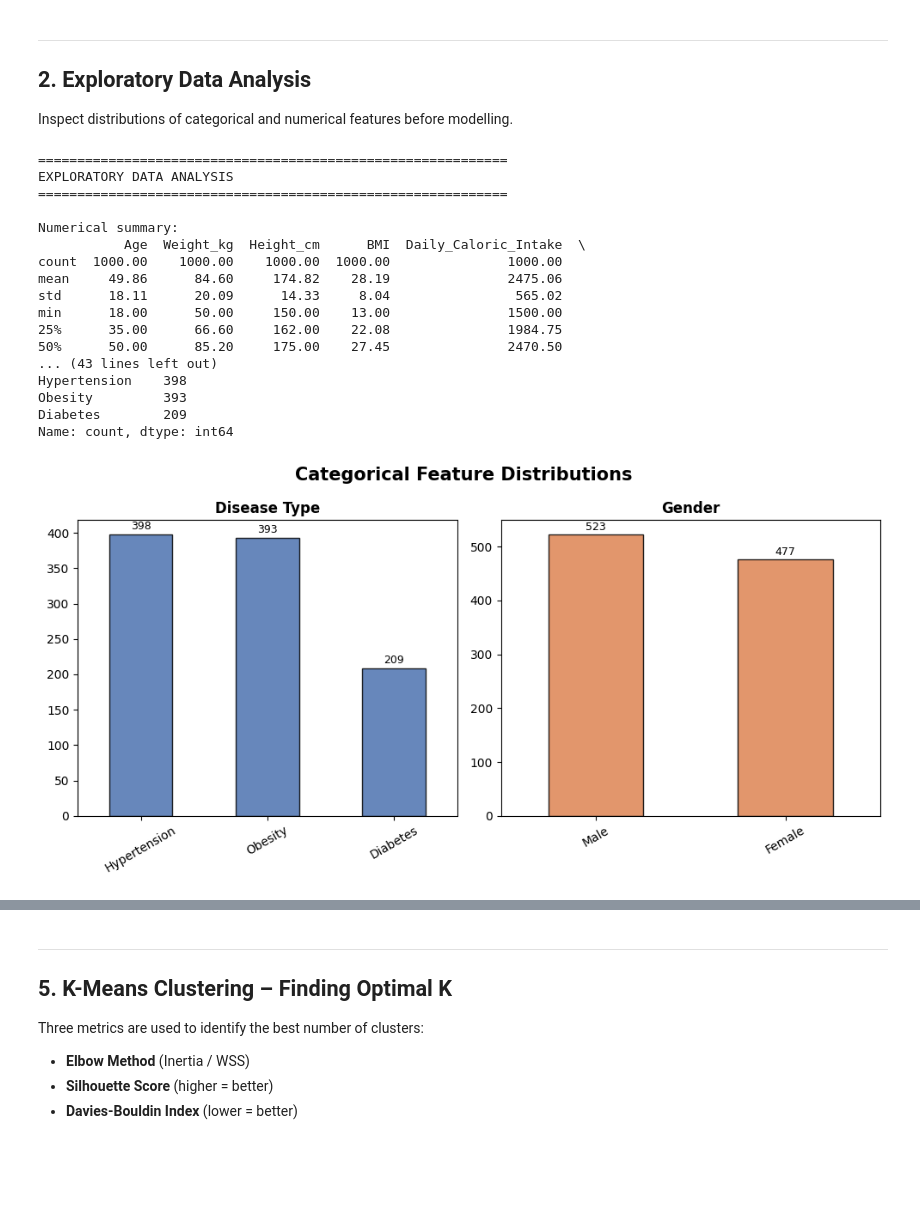
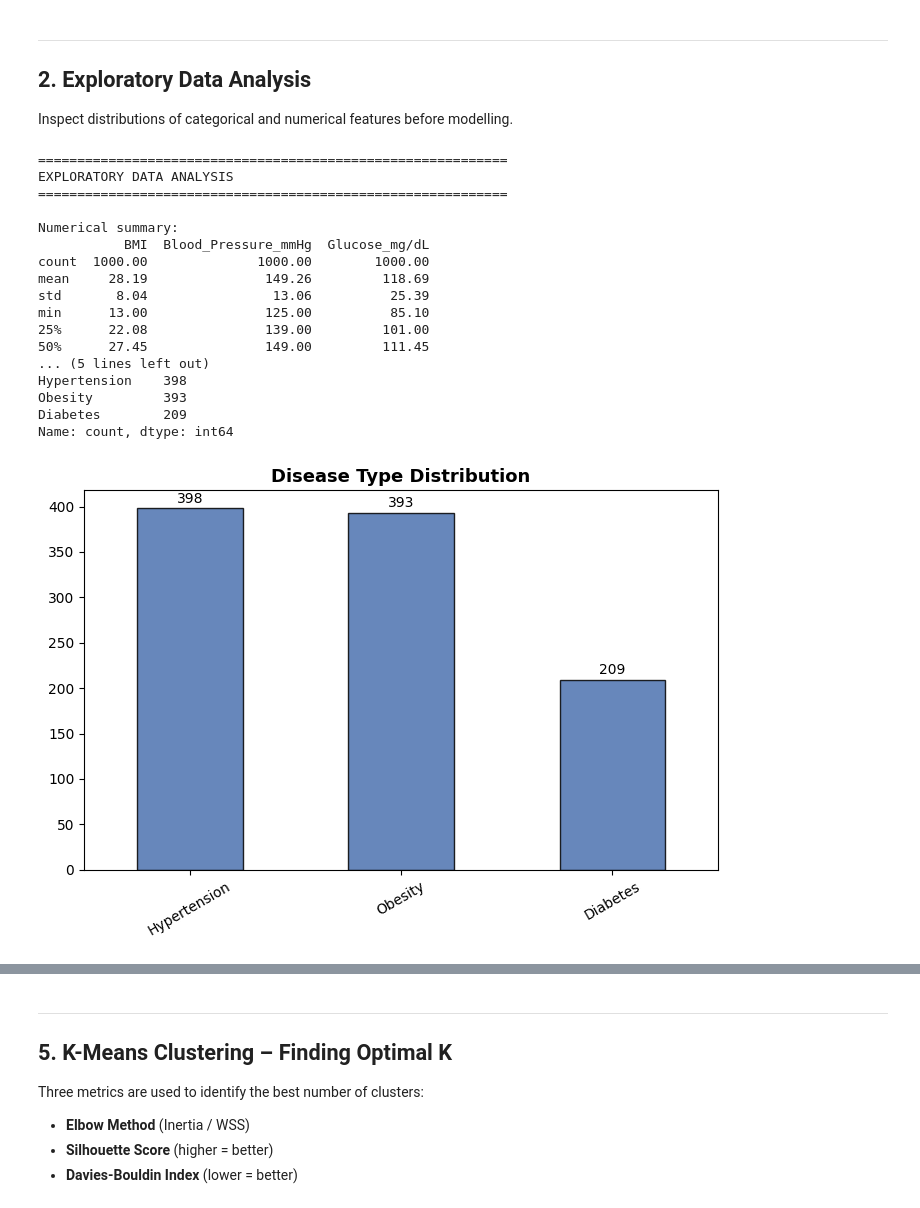
Before and after one commit to Fahad-Nawar/disease-subgroup-discovery, a Jupyter notebook: dietary_analysis.ipynb, the cells around one changed output, grey strips where cells are left out. Cells and saved outputs as stored; diff of their text form; code cells hidden in the pictures; blank space fills up the shorter version.

```diff
--- a/dietary_analysis.ipynb
+++ b/dietary_analysis.ipynb
@@ -38,7 +38,7 @@ from scipy.cluster.hierarchy import dendrogram, linkage
 import os, glob
 
 # Auto-locate the CSV regardless of working directory (local or Colab)
-_csv_name = "diet_recommendations_dataset (best).csv"
+_csv_name = "dataset for machine project.csv"
 _candidates = [
     f"dataset/{_csv_name}",
     f"../{_csv_name}",
@@ -58,6 +58,11 @@ if _found is None:
 print(f"Dataset found at: {_found}")
 df = pd.read_csv(_found)
 
+# Drop any all-NaN trailing columns from CSV export artifacts
+df = df.dropna(axis=1, how="all")
+# Drop rows with missing values in the three biomarkers
+df = df.dropna(subset=["BMI", "Glucose_mg/dL", "Blood_Pressure_mmHg"]).reset_index(drop=True)
+
 print("=" * 60)
 print("DATASET OVERVIEW")
 print("=" * 60)
@@ -90,51 +95,45 @@ Inspect distributions of categorical and numerical features before modelling.
 # %%
 print("\n" + "=" * 60)
 print("EXPLORATORY DATA ANALYSIS")
 print("=" * 60)
 
 print("\nNumerical summary:")
 print(df.describe().round(2))
 
-print("\nCategorical distributions:")
-for col in ["Gender", "Disease_Type"]:
-    print(f"\n{col}:\n{df[col].value_counts()}")
+print("\nDisease_Type distribution:")
+print(df["Disease_Type"].value_counts())
 
-# Plot categorical distributions (1×2 grid)
-fig, axes = plt.subplots(1, 2, figsize=(10, 5))
-fig.suptitle("Categorical Feature Distributions", fontsize=15, fontweight="bold")
-cats   = ["Disease_Type", "Gender"]
-colors = ["#4C72B0", "#DD8452"]
-for ax, col, color in zip(axes, cats, colors):
-    counts = df[col].value_counts()
-    counts.index = counts.index.astype(str)
-    counts.plot(kind="bar", ax=ax, color=color, edgecolor="black", alpha=0.85)
-    ax.set_title(col.replace("_", " "), fontsize=12, fontweight="bold")
-    ax.set_xlabel("")
-    ax.tick_params(axis="x", rotation=30)
-    for bar in ax.patches:
-        ax.text(bar.get_x() + bar.get_width() / 2,
-                bar.get_height() + 3, int(bar.get_height()),
-                ha="center", va="bottom", fontsize=9)
+# Plot disease distribution
+fig, ax = plt.subplots(figsize=(7, 5))
+counts = df["Disease_Type"].value_counts()
+counts.plot(kind="bar", ax=ax, color="#4C72B0", edgecolor="black", alpha=0.85)
+ax.set_title("Disease Type Distribution", fontsize=13, fontweight="bold")
+ax.set_xlabel("")
+ax.tick_params(axis="x", rotation=30)
+for bar in ax.patches:
+    ax.text(bar.get_x() + bar.get_width() / 2,
+            bar.get_height() + 3, int(bar.get_height()),
+            ha="center", va="bottom", fontsize=10)
 plt.tight_layout()
 plt.savefig("eda_categorical.png", dpi=150)
 plt.show()
 # %% [output]
 ============================================================
 EXPLORATORY DATA ANALYSIS
 ============================================================
 
 Numerical summary:
-           Age  Weight_kg  Height_cm      BMI  Daily_Caloric_Intake  \
-count  1000.00    1000.00    1000.00  1000.00               1000.00
-mean     49.86      84.60     174.82    28.19               2475.06
-std      18.11      20.09      14.33     8.04                565.02
-min      18.00      50.00     150.00    13.00               1500.00
-25%      35.00      66.60     162.00    22.08               1984.75
-50%      50.00      85.20     175.00    27.45               2470.50
-... (43 lines left out)
+           BMI  Blood_Pressure_mmHg  Glucose_mg/dL
+count  1000.00              1000.00        1000.00
+mean     28.19               149.26         118.69
+std       8.04                13.06          25.39
+min      13.00               125.00          85.10
+25%      22.08               139.00         101.00
+50%      27.45               149.00         111.45
+... (5 lines left out)
 Hypertension    398
 Obesity         393
 Diabetes        209
 Name: count, dtype: int64
-[figure, old version]
+[figure, new version]
 # %%
```
Also changed, not shown: parts of 24 cells of this notebook, 20 other files.
